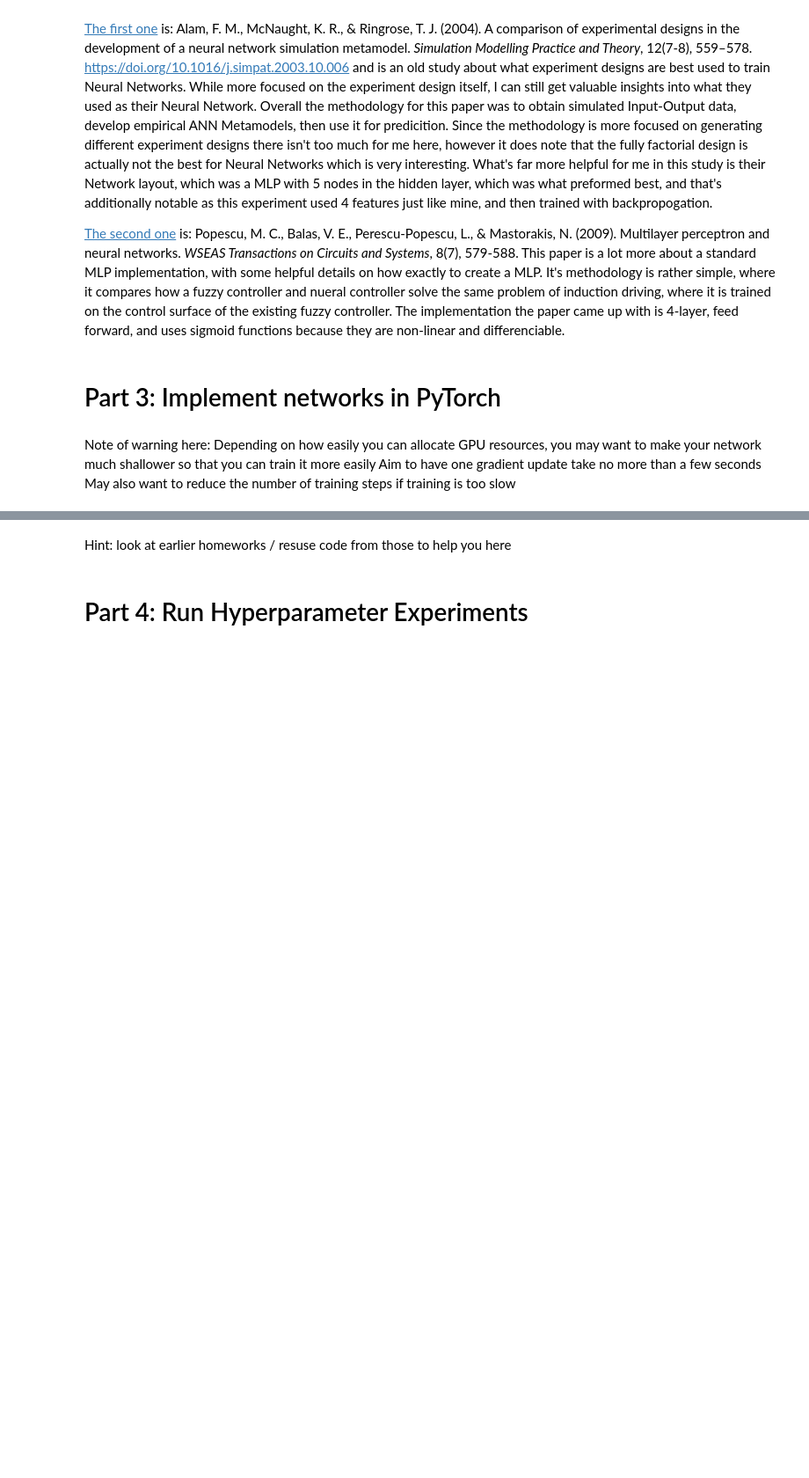
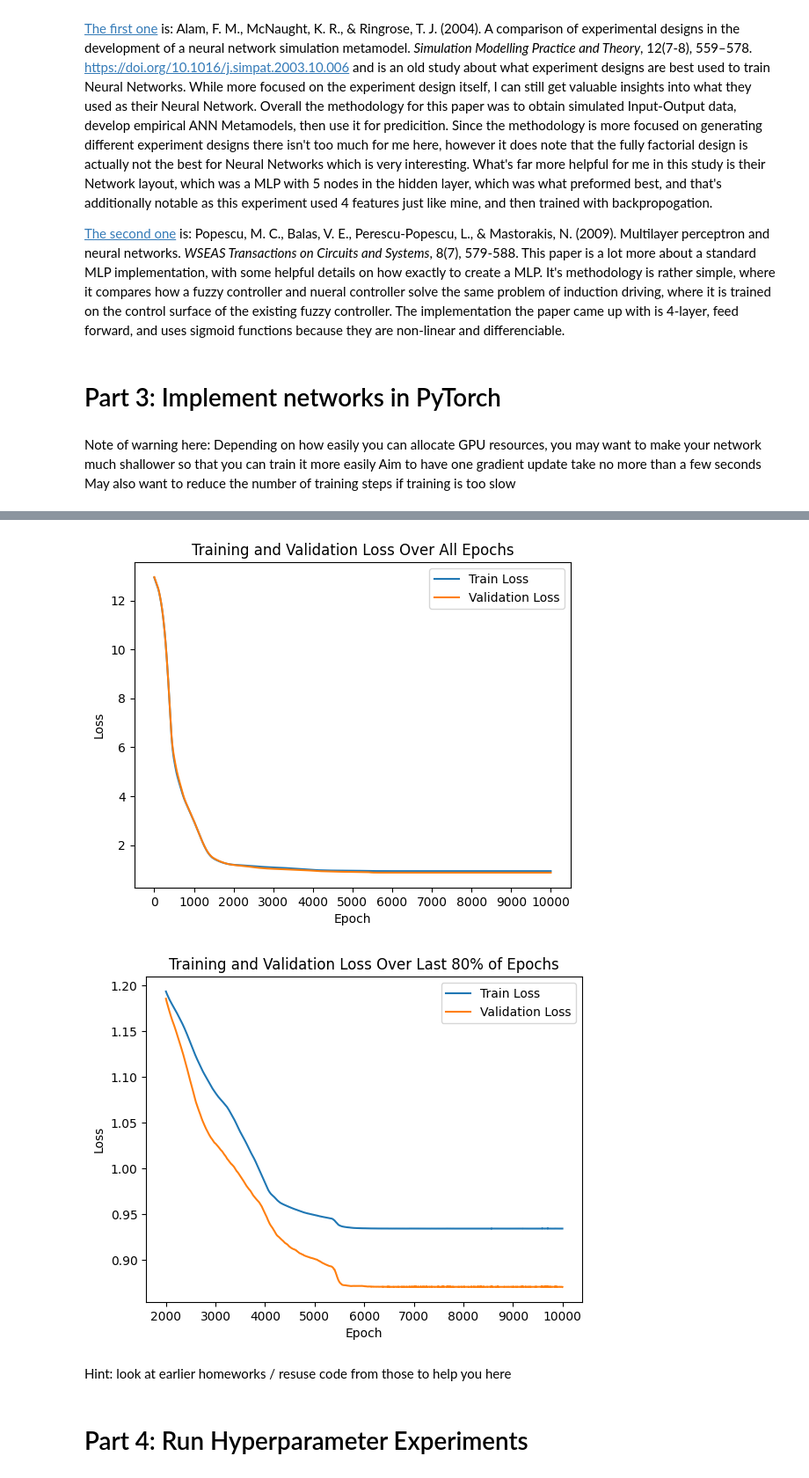
Before and after one commit to bananathrowingmachine/UniProj-OpenEndedDeepLearning, a Jupyter notebook: HW7.ipynb, the cells around one changed output, grey strips where cells are left out. Shown at 88% size. Saved outputs shown, nothing was run; the diff lists cells and outputs as text; code cells hidden in the pictures; blank space fills up the shorter version.

```diff
--- a/HW7.ipynb
+++ b/HW7.ipynb
@@ -141,0 +184,25 @@ May also want to reduce the number of training steps if training is too slow
+# %%
+trainAcc = []
+valAcc = []
+
+def train_model(model, x_train, y_train, epochs):
+    for epoch in range(epochs):
+        model.train()
+        optimizer.zero_grad()
+        y_pred = model(x_train)
+        trainLoss = criterion(y_pred, y_train)
+        trainLoss.backward()
+        optimizer.step()
+        model.eval()
+
+        with torch.no_grad():
+            y_pred_val = model(x_val)
+            valLoss = criterion(y_pred_val, y_val)
+
+        if (epoch + 1) % (epochs / 20) == 0:
+            print(f"Epoch {epoch + 1}/{epochs}, Train Loss: {trainLoss.item():.5f}, Validation Loss: {valLoss.item():.5f}")
+        trainAcc.append(trainLoss.item())
+        valAcc.append(valLoss.item())
+
+epochs = 10000
+train_model(model, x_train, y_train, epochs)
@@ -142,3 +230,26 @@ May also want to reduce the number of training steps if training is too slow
+# %%
+plt.plot(range(epochs), trainAcc, label='Train Loss')
+plt.plot(range(epochs), valAcc, label='Validation Loss')
+plt.xlabel('Epoch')
+plt.ylabel('Loss')
+plt.legend()
+plt.xticks(range(0, int(epochs * 1.1), int(epochs / 10)))
+plt.title('Training and Validation Loss Over All Epochs')
+plt.show()
+
+epochPercentage = 0.8
+cutoff = int(epochs * (1 - epochPercentage) + 1)
+plt.plot(range(cutoff, epochs), trainAcc[cutoff:], label='Train Loss')
+plt.plot(range(cutoff, epochs), valAcc[cutoff:], label='Validation Loss')
+plt.xlabel('Epoch')
+plt.ylabel('Loss')
+plt.legend()
+plt.xticks(range(cutoff, int(epochs * 1.1), int(epochs / 10)))
+plt.title(f'Training and Validation Loss Over Last {int(epochPercentage * 100)}% of Epochs')
+plt.show()
+# %% [output]
+[figure, added]
+[figure, added]
 # %% [markdown]
 Hint: look at earlier homeworks / resuse code from those to help you here
 # %% [markdown]
```
Also changed, not shown: parts of 8 cells of this notebook.
